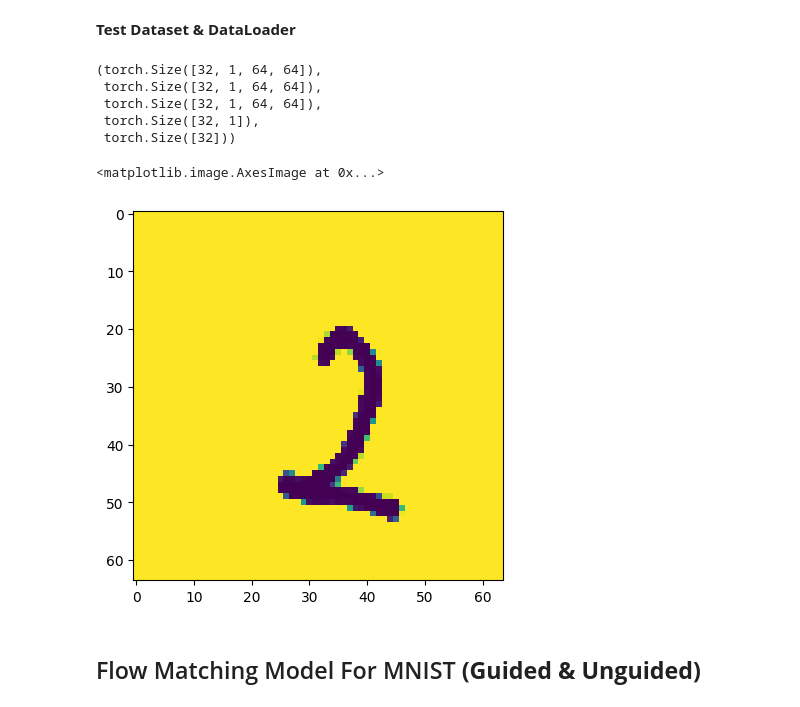
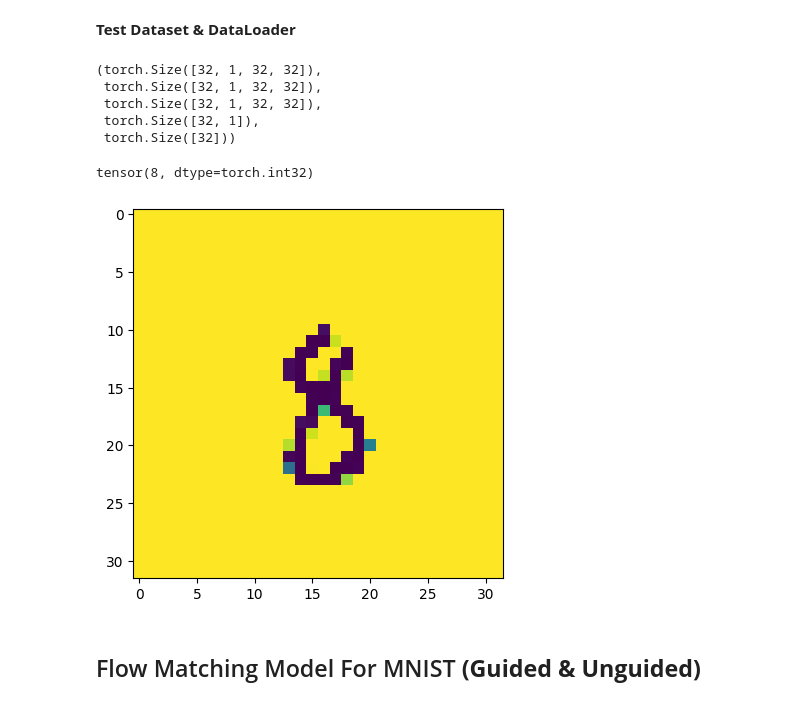
Before and after one commit to arafatshovon/flow-matching-and-llm, a Jupyter notebook: notebooks/Flow_Matching.ipynb, the cells around one changed output. Saved outputs shown, nothing was run; the diff lists cells and outputs as text; code cells hidden in the pictures.

```diff
--- a/notebooks/Flow_Matching.ipynb
+++ b/notebooks/Flow_Matching.ipynb
@@ -247,7 +247,7 @@ class MNISTData(Dataset):
 # %% [markdown]
 **Test Dataset & DataLoader**
 # %%
-height, width = 64, 64
+height, width = 32, 32
 # file_path = '../data/Images(28x28).npy'
 file_path = '../data/Images(500x500)-001.npy'
 label_path = '../data/WriterInfo.npy'
@@ -257,16 +257,18 @@ dataloader = DataLoader(train_dataset, batch_size=32, shuffle=True)
 image, noise, x_t, t, label = next(iter(dataloader))
 image.shape, noise.shape, x_t.shape, t.shape, label.shape
 # %% [output]
-(torch.Size([32, 1, 64, 64]),
- torch.Size([32, 1, 64, 64]),
- torch.Size([32, 1, 64, 64]),
+(torch.Size([32, 1, 32, 32]),
+ torch.Size([32, 1, 32, 32]),
+ torch.Size([32, 1, 32, 32]),
  torch.Size([32, 1]),
  torch.Size([32]))
 # %%
-plt.imshow(image[5].permute(1,2,0))
+index = 13
+plt.imshow(image[index].permute(1,2,0))
+label[index]
 # %% [output]
-<matplotlib.image.AxesImage at 0x...>
+tensor(8, dtype=torch.int32)
-[figure, old version]
+[figure, new version]
 # %% [markdown]
 ## Flow Matching Model For MNIST **(Guided & Unguided)**
 # %% [markdown]
```
Also changed, not shown: parts of 15 cells of this notebook.
